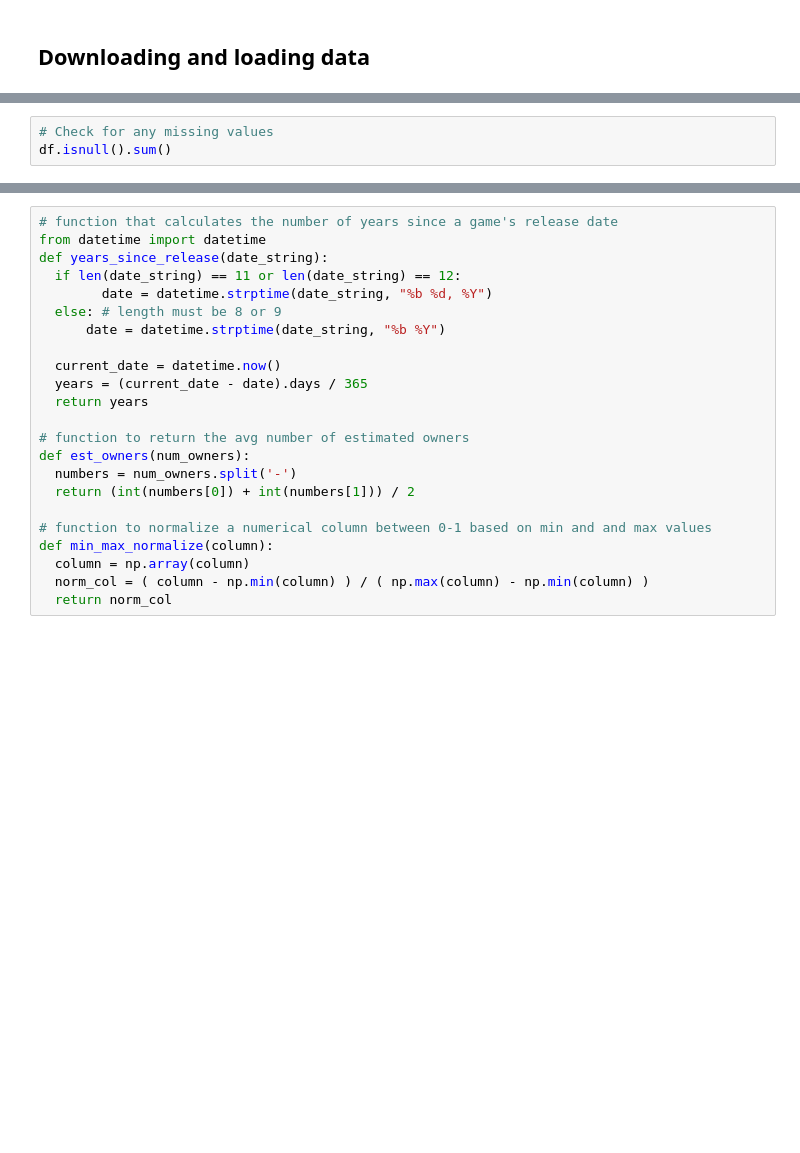
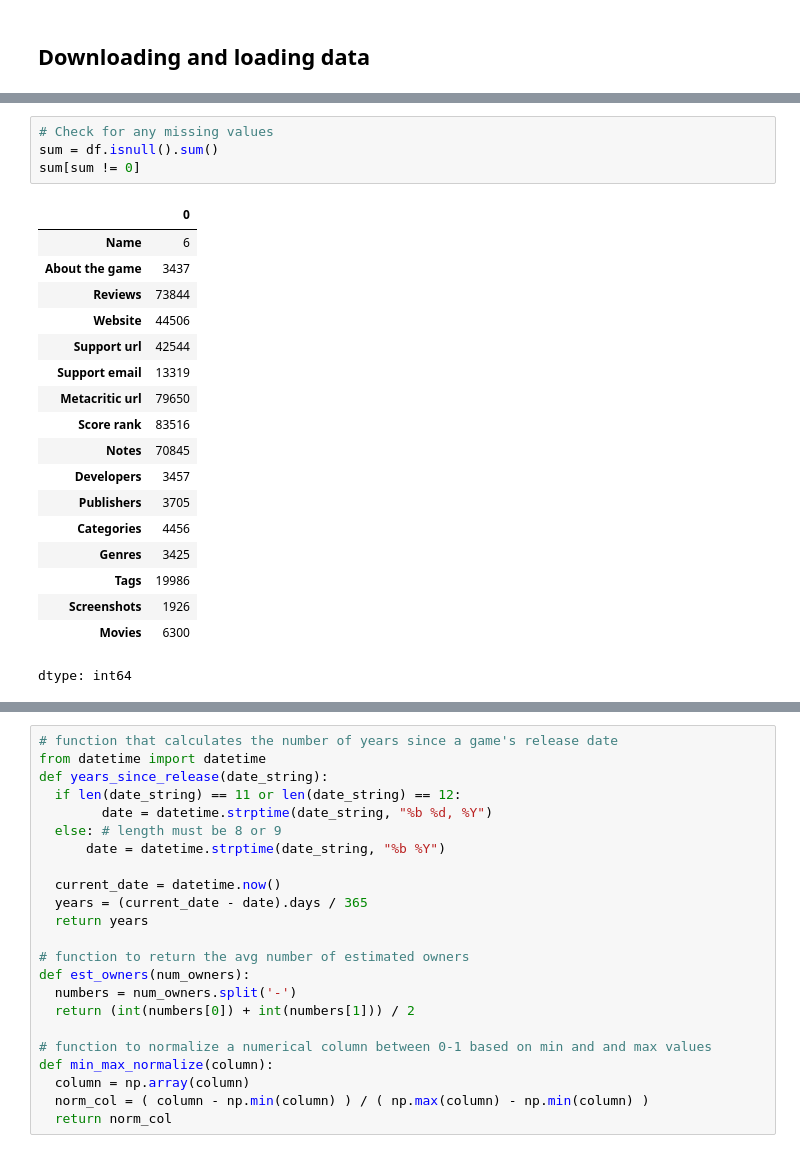
Before and after one commit to Lastek/cs345-group-project, a Jupyter notebook: CS345_Project.ipynb, the cells around one changed output, grey strips where cells are left out. Drawn from its saved outputs; the diff is of its cells as text; blank space fills up the shorter version.

```diff
--- a/CS345_Project.ipynb
+++ b/CS345_Project.ipynb
@@ -95,6 +154,26 @@ if(df is None):
 # %%
 # Check for any missing values
-df.isnull().sum()
+sum = df.isnull().sum()
+sum[sum != 0]
+# %% [output]
+|  | 0 |
+| Name | 6 |
+| About the game | 3437 |
+| Reviews | 73844 |
+| Website | 44506 |
+| Support url | 42544 |
+| Support email | 13319 |
+| Metacritic url | 79650 |
+| Score rank | 83516 |
+| Notes | 70845 |
+| Developers | 3457 |
+| Publishers | 3705 |
+| Categories | 4456 |
+| Genres | 3425 |
+| Tags | 19986 |
+| Screenshots | 1926 |
+| Movies | 6300 |
+dtype: int64
 # %%
 # remove any columns that won't contribute to a game's success rating
 cols_to_remove = ['About the game', 'Supported languages', 'Full audio languages',
```
Also changed, not shown: parts of 33 cells of this notebook.
